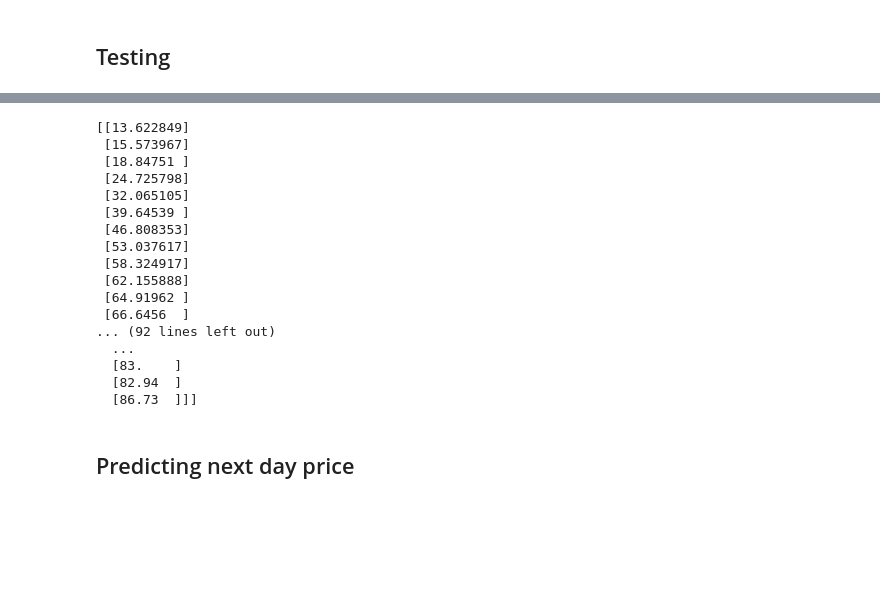
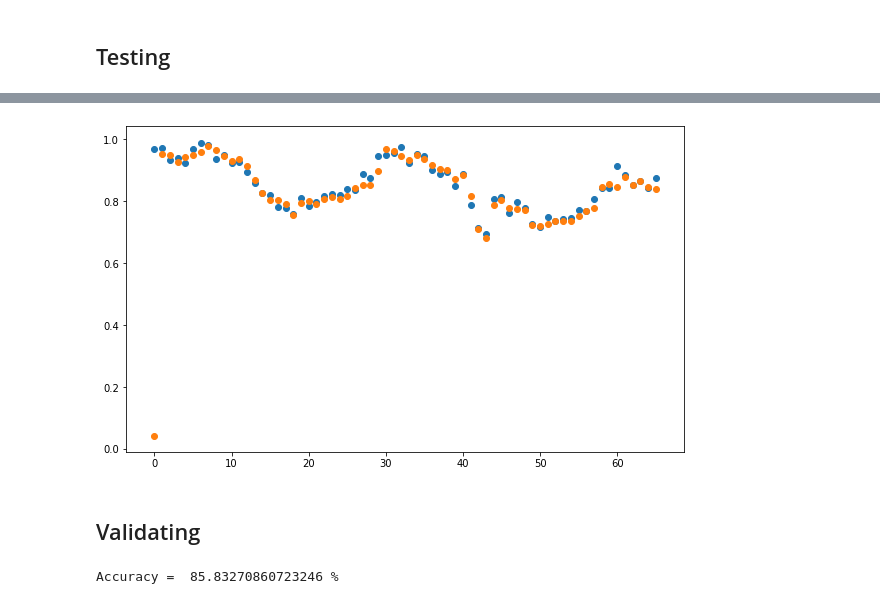
Before and after one commit to md03475/Deep-PSX-Kaavish, a Jupyter notebook: LSTM.ipynb, the cells around one changed output, grey strips where cells are left out. Cells and saved outputs as stored; diff of their text form; code cells hidden in the pictures; blank space fills up the shorter version.

```diff
--- a/LSTM.ipynb
+++ b/LSTM.ipynb
@@ -267,20 +272,0 @@ plot_comparison(y_test_unscaled, y_hat_unscaled)
-# %%
-print(model.predict(x_test[:60])/test_scale[0], x_test/test_scale[0])
-# %% [output]
-[[13.622849]
- [15.573967]
- [18.84751 ]
- [24.725798]
- [32.065105]
- [39.64539 ]
- [46.808353]
- [53.037617]
- [58.324917]
- [62.155888]
- [64.91962 ]
- [66.6456  ]
-... (92 lines left out)
-  ...
-  [83.    ]
-  [82.94  ]
-  [86.73  ]]]
@@ -315,2 +273,16 @@ plot_accuracy(history)
-# %% [markdown]
-## Predicting next day price
+# %%
+# Define plot space
+fig, ax = plt.subplots(figsize=(10, 6))
+
+# Create scatter plot
+ax.scatter(range(y_test.shape[0]),
+           y_test)
+
+ax.scatter(range(y_test.shape[0]),
+           y_hat)
+
+plt.show()
+# %% [output]
+[figure, added]
+# %% [markdown]
+## Validating
@@ -316,0 +296,6 @@ plot_accuracy(history)
+# %%
+#from sklearn.metrics import mean_squared_error
+acc = 100 - mean_squared_error(y_val_unscaled, y_hat_val_unscaled)
+print('Accuracy = ', acc, '%')
+# %% [output]
+Accuracy =  85.83270860723246 %
```
Also changed, not shown: parts of 27 cells of this notebook.
